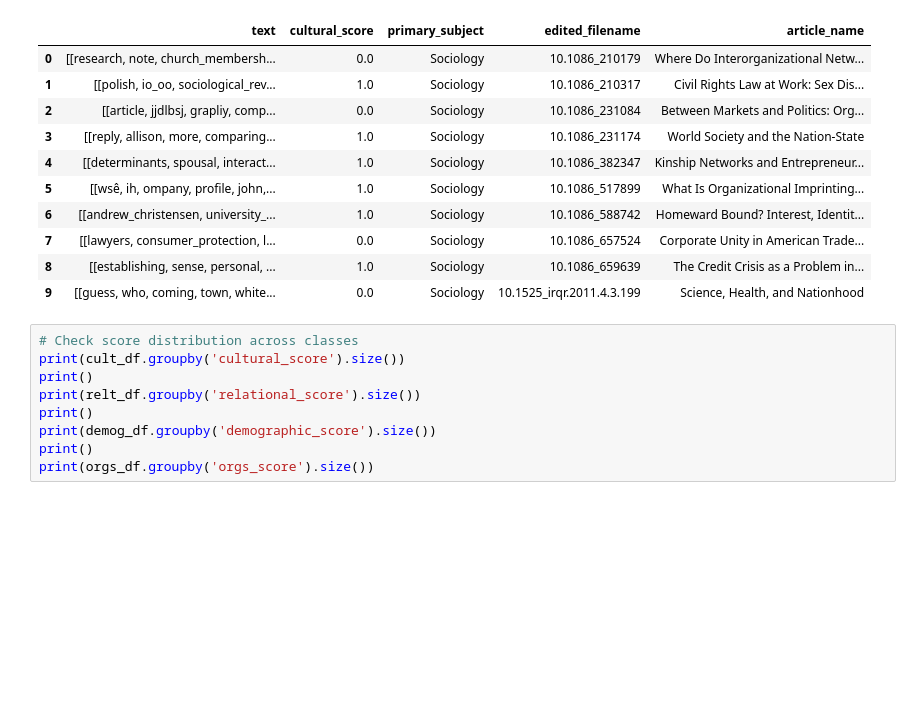
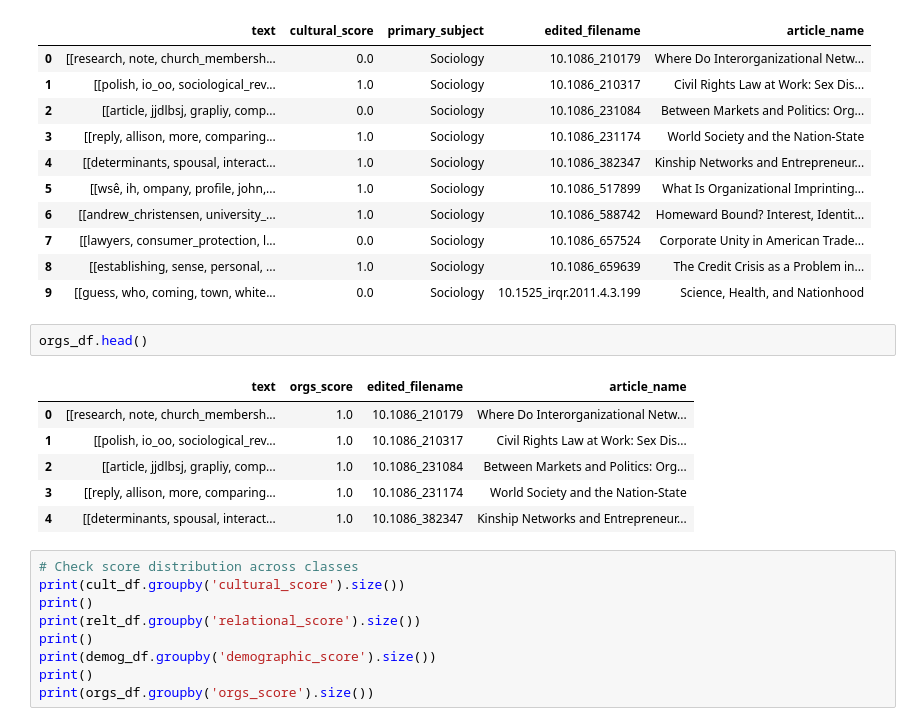
Before and after one commit to h2researchgroup/classification, a Jupyter notebook: modeling/classifier_gridsearch.ipynb, the cells around one changed output. Saved outputs shown, nothing was run; the diff lists cells and outputs as text; blank space fills up the shorter version.

```diff
--- a/modeling/classifier_gridsearch.ipynb
+++ b/modeling/classifier_gridsearch.ipynb
@@ -143,6 +155,15 @@ cult_df.head(10)
 | 7 | [[lawyers, consumer_protection, l... | 0.0 | Sociology | 10.1086_657524 | Corporate Unity in American Trade... |
 | 8 | [[establishing, sense, personal, ... | 1.0 | Sociology | 10.1086_659639 | The Credit Crisis as a Problem in... |
 | 9 | [[guess, who, coming, town, white... | 0.0 | Sociology | 10.1525_irqr.2011.4.3.199 | Science, Health, and Nationhood |
+# %%
+orgs_df.head()
+# %% [output]
+|  | text | orgs_score | edited_filename | article_name |
+| 0 | [[research, note, church_membersh... | 1.0 | 10.1086_210179 | Where Do Interorganizational Netw... |
+| 1 | [[polish, io_oo, sociological_rev... | 1.0 | 10.1086_210317 | Civil Rights Law at Work: Sex Dis... |
+| 2 | [[article, jjdlbsj, grapliy, comp... | 1.0 | 10.1086_231084 | Between Markets and Politics: Org... |
+| 3 | [[reply, allison, more, comparing... | 1.0 | 10.1086_231174 | World Society and the Nation‐State |
+| 4 | [[determinants, spousal, interact... | 1.0 | 10.1086_382347 | Kinship Networks and Entrepreneur... |
 # %%
 # Check score distribution across classes
 print(cult_df.groupby('cultural_score').size())
```
Also changed, not shown: parts of 8 cells of this notebook, 6 other files.
